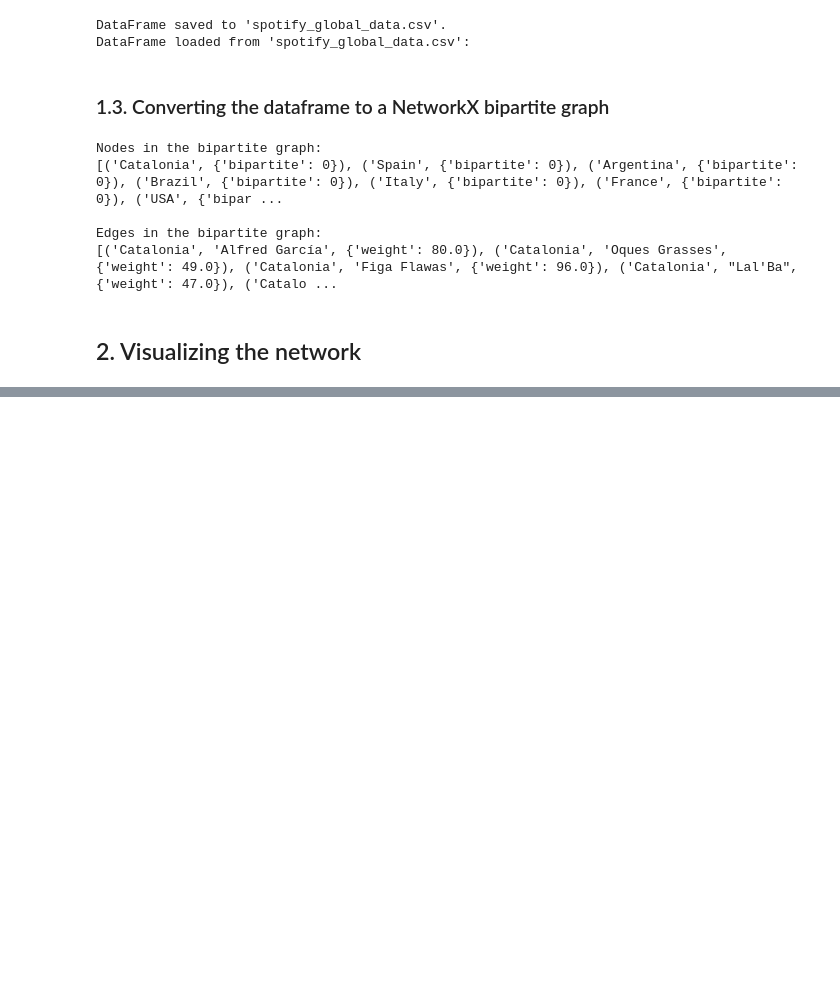
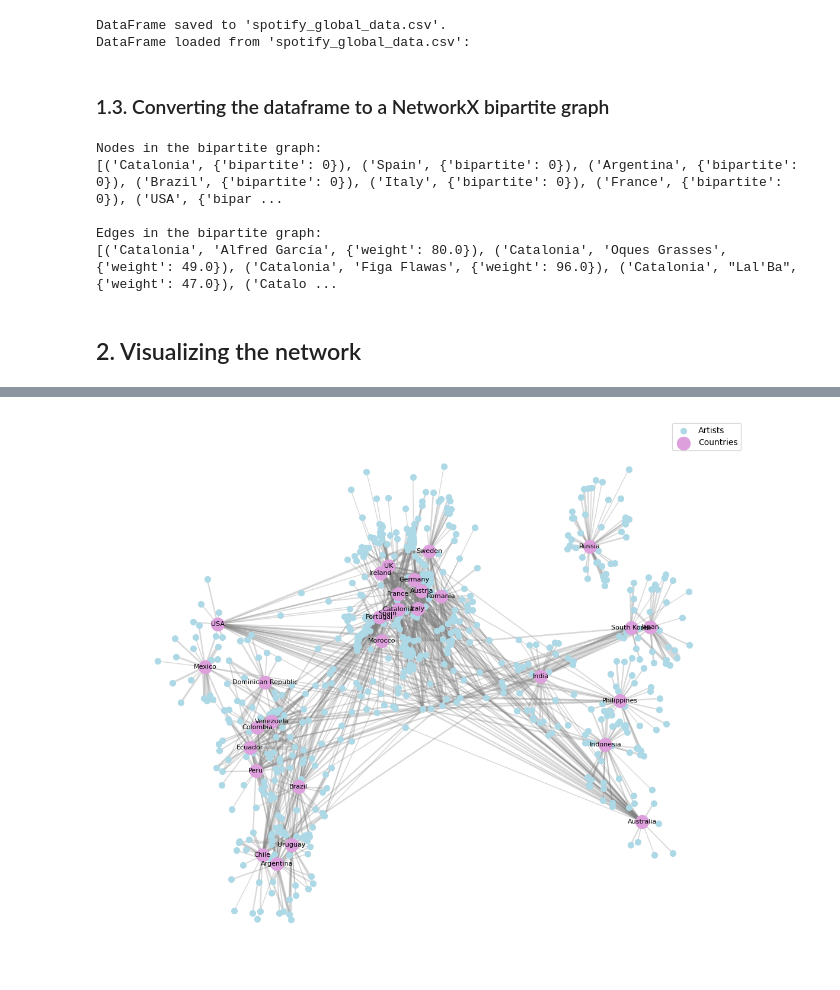
Before and after one commit to marcalvi/Complex-Networks-Project, a Jupyter notebook: A3.ipynb, the cells around one changed output, grey strips where cells are left out. Cells and saved outputs as stored; diff of their text form; code cells hidden in the pictures; blank space fills up the shorter version.

```diff
--- a/A3.ipynb
+++ b/A3.ipynb
@@ -385,0 +238,56 @@ df.to_csv('spotify_top50_data.csv', index=False)
+# %%
+# Helper function to separate overlapping nodes
+def repel_nodes(positions, min_dist=0.1):
+    for node1, pos1 in positions.items():
+        for node2, pos2 in positions.items():
+            if node1 != node2:
+                dist = np.linalg.norm(np.array(pos1) - np.array(pos2))
+                if dist < min_dist:  # If nodes are too close
+                    direction = np.array(pos1) - np.array(pos2)
+                    direction = direction / np.linalg.norm(direction) if np.linalg.norm(direction) != 0 else np.random.rand(2)
+                    positions[node1] += direction * (min_dist - dist) * 0.5
+                    positions[node2] -= direction * (min_dist - dist) * 0.5
+    return positions
+# %%
+# Generate force-directed layout for artist nodes
+country_nodes = [node for node, data in B.nodes(data=True) if data.get("bipartite") == 0]
+country_labels = {node: node for node in country_nodes}
+artist_nodes = [node for node, data in B.nodes(data=True) if data.get("bipartite") == 1]
+artist_labels = {node: node for node in artist_nodes}
+
+# Compute positions
+fixed_positions = {node: pos for node, pos in country_positions.items() if node in country_nodes}
+# Spring layout for artist nodes
+positions = nx.spring_layout(B, pos=fixed_positions, fixed=country_nodes, weight="weight", iterations=50,k=5)
+
+# Apply repulsion to avoid overlapping nodes
+artist_positions = {node: positions[node] for node in artist_nodes}
+artist_positions = repel_nodes(artist_positions, min_dist=10)
+
+# Combine back the positions, keeping country nodes fixed
+for node in country_nodes:
+    positions[node] = fixed_positions[node]
+for node in artist_nodes:
+    positions[node] = artist_positions[node]
+
+# Separate positions for country and artist nodes
+country_positions = {node: positions[node] for node in country_nodes}
+artist_positions = {node: positions[node] for node in artist_nodes}
+
+# Plotting
+plt.figure(figsize=(14, 12))
+edge_widths = [((data.get("weight", 1) - 1)/531)*(10)+1 for _, _, data in B.edges(data=True)]
+
+# Draw nodes
+nx.draw_networkx_nodes(B, positions, nodelist=artist_nodes, node_size=50, node_color="lightblue", label="Artists")
+nx.draw_networkx_nodes(B, positions, nodelist=country_nodes, node_size=250, node_color="plum", label="Countries")
+nx.draw_networkx_labels(B, country_positions, labels=country_labels, font_size=8, font_color="black")
+
+# Draw edges
+nx.draw_networkx_edges(B, positions, edge_color="gray", alpha=0.3, width=edge_widths)
+
+plt.legend()
+plt.gca().set_frame_on(False)
+plt.show()
+# %% [output]
+[figure, added]
```
Also changed, not shown: parts of 10 cells of this notebook.
